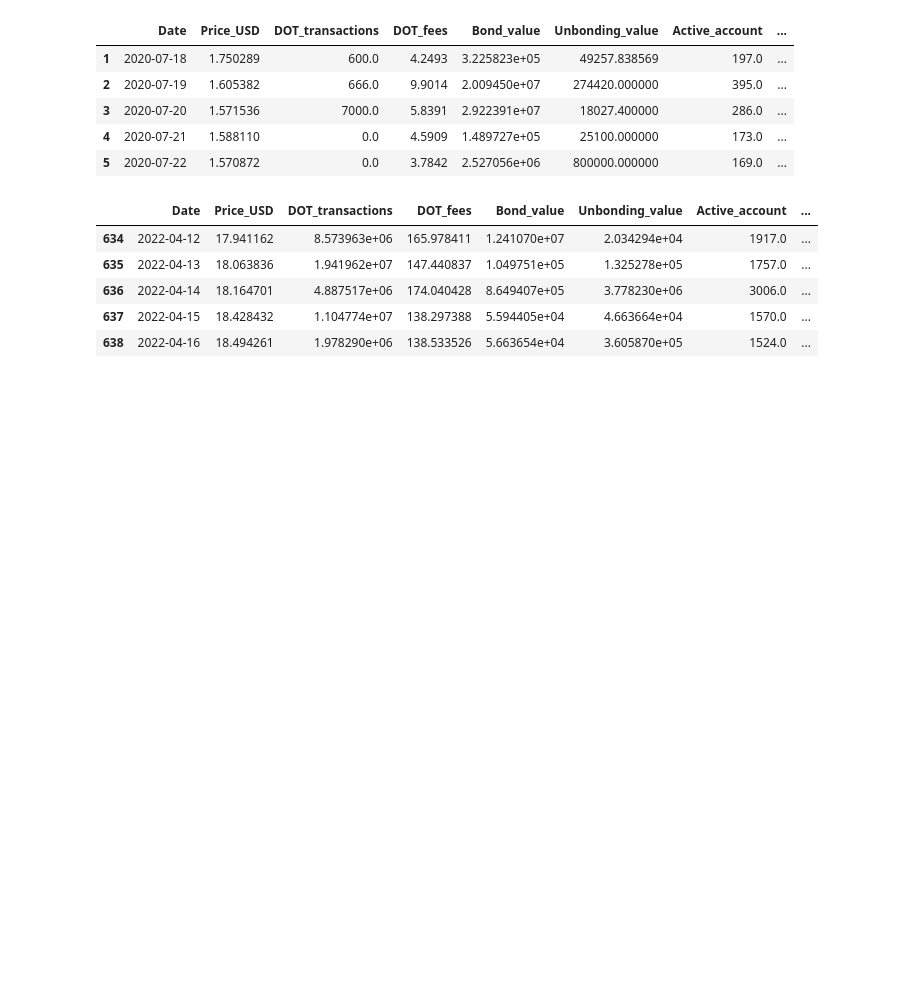
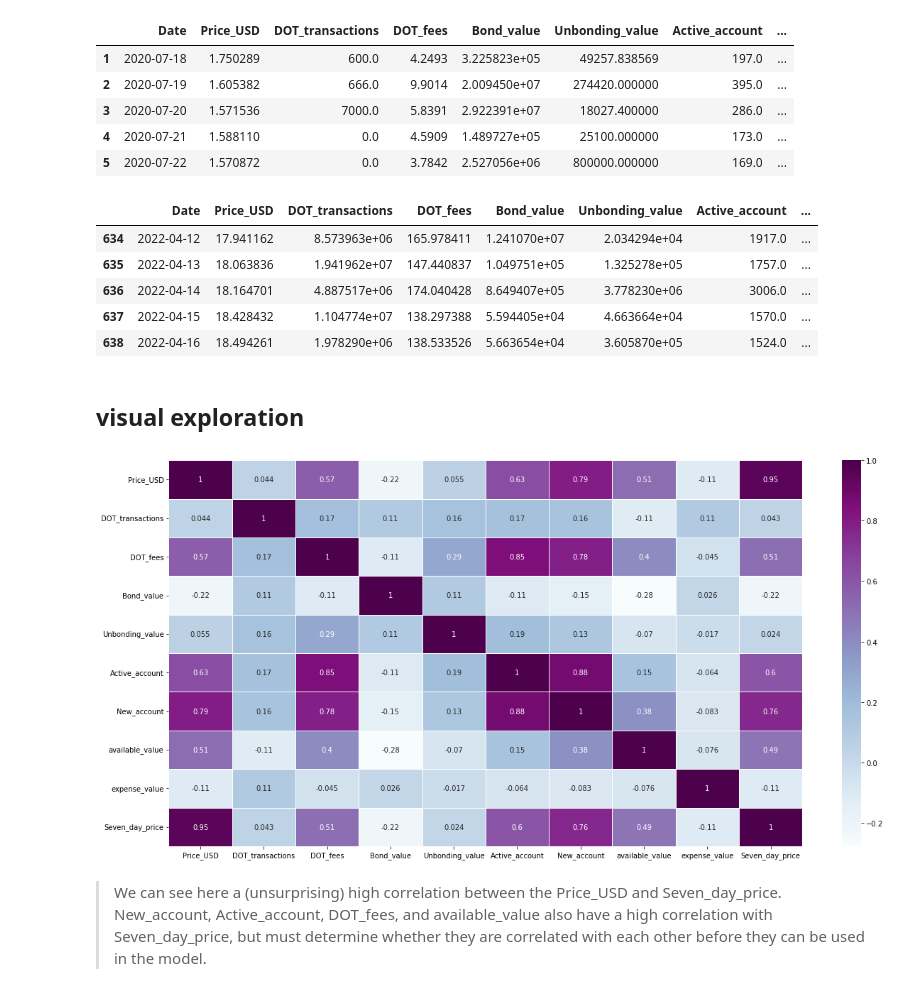
Before and after one commit to inherentspice/Polkadot-Price-Prediction, a Jupyter notebook: polkadot_sklearn/polkadot_price_prediction.ipynb, the cells around one changed output. Saved outputs shown, nothing was run; the diff lists cells and outputs as text; code cells hidden in the pictures; blank space fills up the shorter version.

Commit message:
Created heat map to visualise feature/target correlation

```diff
--- a/polkadot_sklearn/polkadot_price_prediction.ipynb
+++ b/polkadot_sklearn/polkadot_price_prediction.ipynb
@@ -72,3 +72,12 @@ display(df_merged.tail())
 | 636 | 2022-04-14 | 18.164701 | 4.887517e+06 | 174.040428 | 8.649407e+05 | 3.778230e+06 | 3006.0 | ... |
 | 637 | 2022-04-15 | 18.428432 | 1.104774e+07 | 138.297388 | 5.594405e+04 | 4.663664e+04 | 1570.0 | ... |
 | 638 | 2022-04-16 | 18.494261 | 1.978290e+06 | 138.533526 | 5.663654e+04 | 3.605870e+05 | 1524.0 | ... |
+# %% [markdown]
+## visual exploration
+# %%
+plt.figure(figsize=(20, 10))
+sns.heatmap(df_merged.corr(), annot=True, cmap='BuPu', linewidth=1, linecolor='w');
+# %% [output]
+[figure, added]
+# %% [markdown]
+> We can see here a (unsurprising) high correlation between the Price_USD and Seven_day_price. New_account, Active_account, DOT_fees, and available_value also have a high correlation with Seven_day_price, but must determine whether they are correlated with each other before they can be used in the model.
```
